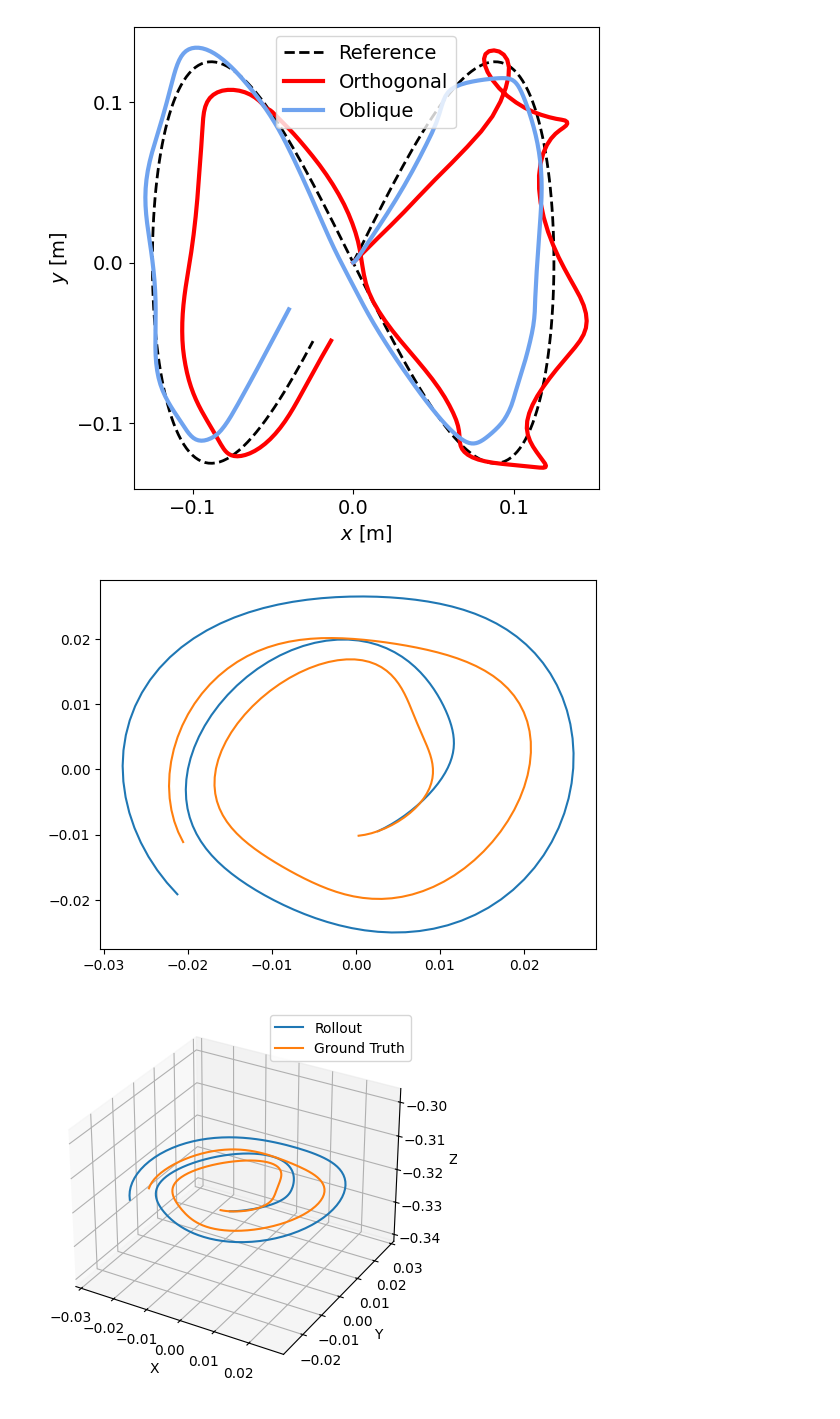
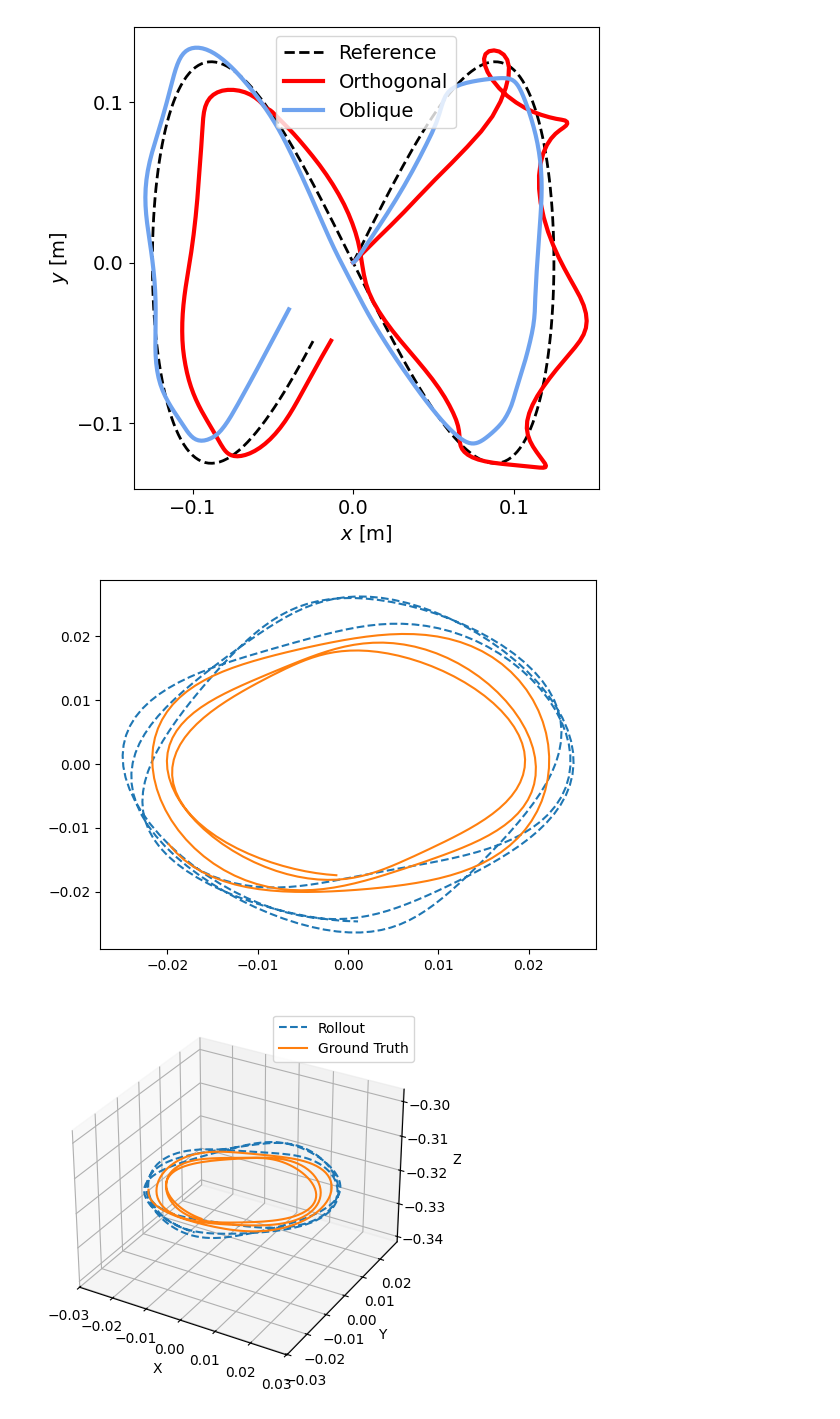
Before and after one commit to patrick-benito/Opt-SSM, a Jupyter notebook: examples/trunk_robot.ipynb, the cells around one changed output. Saved outputs shown, nothing was run; the diff lists cells and outputs as text; code cells hidden in the pictures.

```diff
--- a/examples/trunk_robot.ipynb
+++ b/examples/trunk_robot.ipynb
@@ -26,8 +26,8 @@ WARNING 2025-05-12 16:49:36 xla_bridge An NVIDIA GPU may be present on this mach
 # Instantiate Trunk simulator
 trunk = Trunk()
 
-COLLECT = False
-OPTIMIZE = False
+COLLECT = True
+OPTIMIZE = True
 # %%
 # Instantiate Trunk Data class
 trunk_aut_data = TrunkData(
@@ -350,9 +347,9 @@ plot_trunk_results(z_ref, z_true_orth, z_true_opt, gusto_config_opt.N)
 import pandas as pd
 df = pd.read_csv('../data.csv')
 
-range_t = range(40, 200)
+range_t = range(200, 500)
 
-model = ssmr_opt
+model = ssmr_orth
 z_offset = np.mean(aut_trajs_obs[:, 2, -1])
 
 u = np.array([
@@ -380,19 +377,19 @@ z_rollout[:, 2] += z_offset
 # %%
 import matplotlib.pyplot as plt
 
-plt.plot(z_rollout[:, 0], z_rollout[:, 1])
+plt.plot(z_rollout[:, 0], z_rollout[:, 1], linestyle='--', label='Rollout')
 plt.plot(z_gt[:, 0], z_gt[:, 1])
 
 fig = plt.figure()
 ax = fig.add_subplot(111, projection='3d')
-ax.plot(z_rollout[:, 0], z_rollout[:, 1], z_rollout[:, 2], label='Rollout')
+ax.plot(z_rollout[:, 0], z_rollout[:, 1], z_rollout[:, 2], label='Rollout', linestyle='--')
 ax.plot(z_gt[:, 0], z_gt[:, 1], z_gt[:, 2], label='Ground Truth')
 ax.set_xlabel('X')
 ax.set_ylabel('Y')
 ax.set_zlabel('Z')
 ax.axis('equal')
 ax.legend()
 plt.show()
 # %% [output]
-[figure, old version]
+[figure, new version]
-[figure, old version]
+[figure, new version]
```
Also changed, not shown: parts of 3 cells of this notebook, 6 other files.
